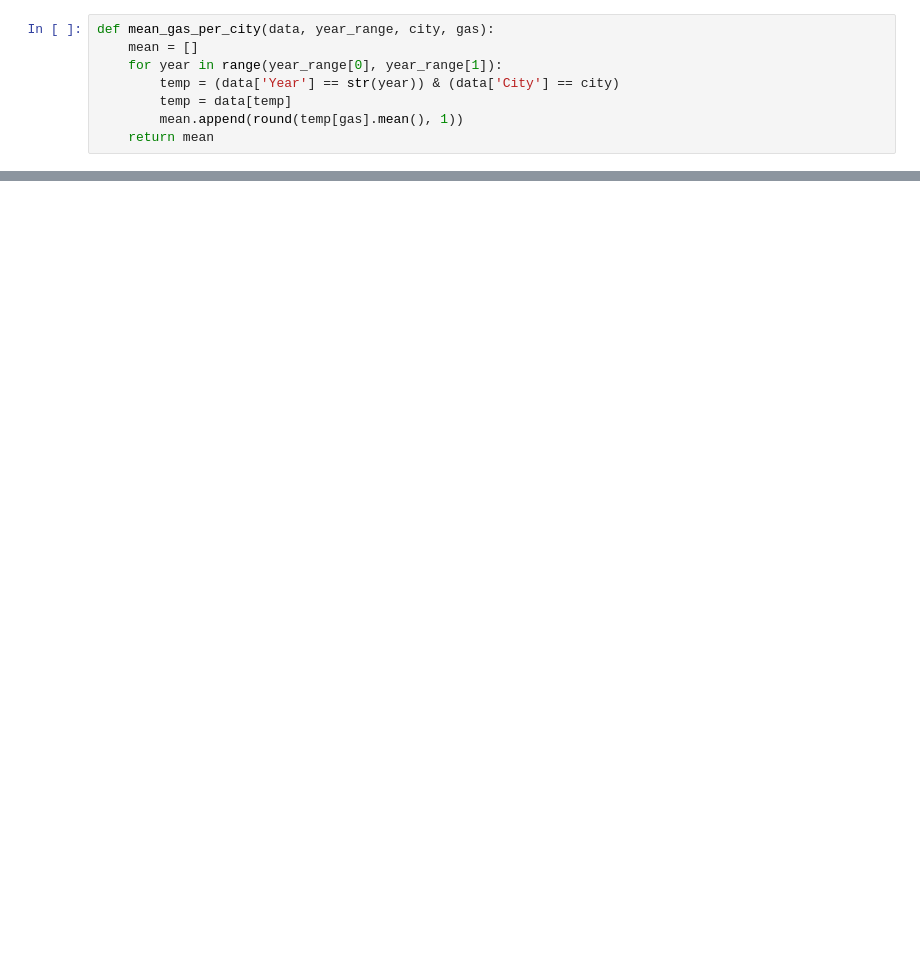
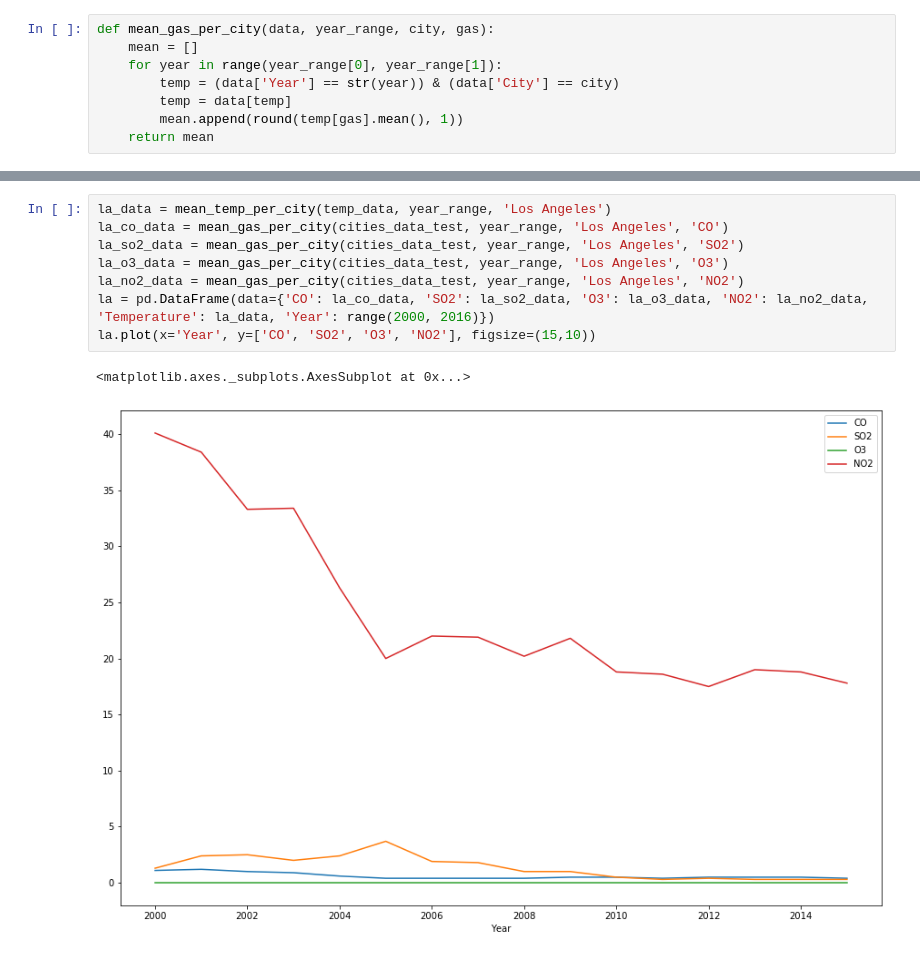
Before and after one commit to mehertech55/Climate-Change-Analysis, a Jupyter notebook: Midterm_Project.ipynb, the cells around one changed output, grey strips where cells are left out. Saved outputs shown, nothing was run; the diff lists cells and outputs as text; blank space fills up the shorter version.

```diff
--- a/Midterm_Project.ipynb
+++ b/Midterm_Project.ipynb
@@ -791,0 +788,11 @@ pd.DataFrame(ny_gas_data, columns=['SO2'], index=range(2006,2016)).plot(figsize=
+# %%
+la_data = mean_temp_per_city(temp_data, year_range, 'Los Angeles')
+la_co_data = mean_gas_per_city(cities_data_test, year_range, 'Los Angeles', 'CO')
+la_so2_data = mean_gas_per_city(cities_data_test, year_range, 'Los Angeles', 'SO2')
+la_o3_data = mean_gas_per_city(cities_data_test, year_range, 'Los Angeles', 'O3')
+la_no2_data = mean_gas_per_city(cities_data_test, year_range, 'Los Angeles', 'NO2')
+la = pd.DataFrame(data={'CO': la_co_data, 'SO2': la_so2_data, 'O3': la_o3_data, 'NO2': la_no2_data, 'Temperature': la_data, 'Year': range(2000, 2016)})
+la.plot(x='Year', y=['CO', 'SO2', 'O3', 'NO2'], figsize=(15,10))
+# %% [output]
+<matplotlib.axes._subplots.AxesSubplot at 0x...>
+[figure, added]
```
Also changed, not shown: parts of 22 cells of this notebook.
